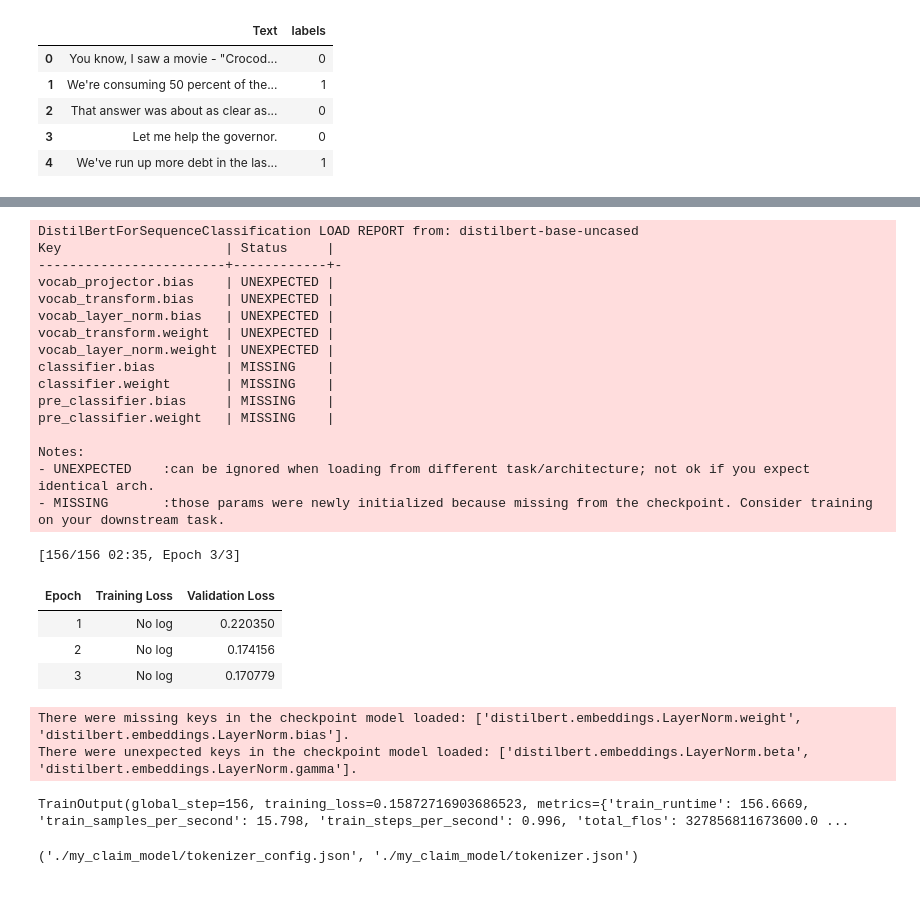
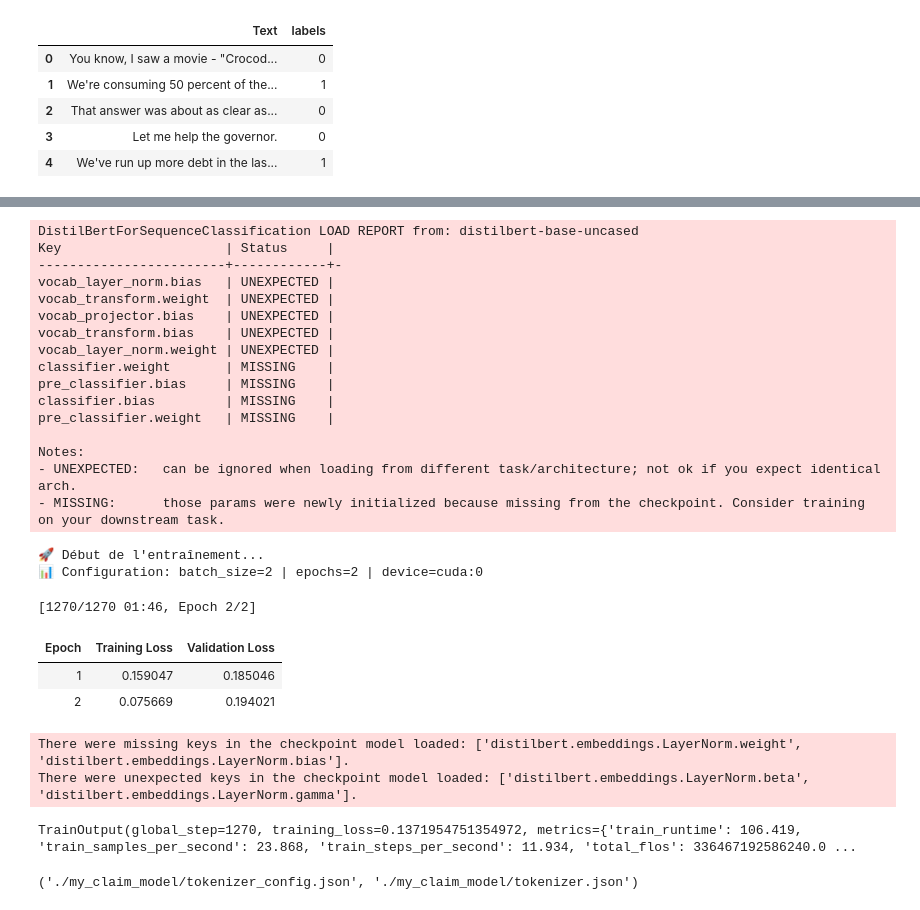
Before and after one commit to NtoDeath/Detection_fake_news, a Jupyter notebook: knowledge_branch/knowledge_based_tests.ipynb, the cells around one changed output, grey strips where cells are left out. Cells and saved outputs as stored; diff of their text form; code cells hidden in the pictures.

```diff
--- a/knowledge_branch/knowledge_based_tests.ipynb
+++ b/knowledge_branch/knowledge_based_tests.ipynb
@@ -252,0 +176,12 @@ dataset.head()
+# %%
+from sklearn.utils import resample
+
+df_majority = dataset[dataset['labels'] ==0]
+df_minority = dataset[dataset['labels'] ==1]
+
+df_minority_upsampled = resample(df_minority,
+                                 replace=True,
+                                 n_samples=len(df_majority),
+                                 random_state=42)
+
+dataset = pd.concat([df_majority, df_minority_upsampled])
@@ -253,8 +247,9 @@ dataset.head()
 # %%
 from datasets import Dataset, DatasetDict
 
+dataset = dataset[['Text', 'labels']].rename(columns={'labels': 'label'})
 # On transforme le DataFrame en Dataset Hugging Face
-hg_dataset = Dataset.from_pandas(dataset[['Text', 'labels']])
+hg_dataset = Dataset.from_pandas(dataset[['Text', 'label']])
 
 # on divise notre dataset en train/test
 
@@ -274,51 +269,59 @@ tokenized_datasets = split_dataset.map(tokenize_function, batched=True)
 
 model = AutoModelForSequenceClassification.from_pretrained(model_checkpoint, num_labels=2)
 
+# 🔧 OPTIMISÉ POUR RTX 4060 (8GB VRAM) - Batch size minimal
 training_args = TrainingArguments(
     output_dir="./results",
     eval_strategy="epoch",
     learning_rate=2e-5,
-    per_device_train_batch_size=16,
-    num_train_epochs=3,
+    per_device_train_batch_size=2,   # Minimal pour éviter OOM
+    per_device_eval_batch_size=2,    # Petit batch pour eval
+    num_train_epochs=2,              # 2 epochs
     weight_decay=0.01,
     save_strategy="epoch",
-    load_best_model_at_end=True
+    load_best_model_at_end=True,
+    logging_steps=50,
+    seed=42,
+    warmup_steps=0,
 )
 
 trainer = Trainer(
     model=model,
     args=training_args,
     train_dataset=tokenized_datasets["train"],
     eval_dataset=tokenized_datasets["test"],
 )
 
 # Lancer l'entraînement
+print("🚀 Début de l'entraînement...")
+print(f"📊 Configuration: batch_size=2 | epochs=2 | device={trainer.args.device}")
 trainer.train()
 # %% [output]
 DistilBertForSequenceClassification LOAD REPORT from: distilbert-base-uncased
 Key                     | Status     |
 ------------------------+------------+-
+vocab_layer_norm.bias   | UNEXPECTED |
+vocab_transform.weight  | UNEXPECTED |
 vocab_projector.bias    | UNEXPECTED |
 vocab_transform.bias    | UNEXPECTED |
-vocab_layer_norm.bias   | UNEXPECTED |
-vocab_transform.weight  | UNEXPECTED |
 vocab_layer_norm.weight | UNEXPECTED |
-classifier.bias         | MISSING    |
 classifier.weight       | MISSING    |
 pre_classifier.bias     | MISSING    |
+classifier.bias         | MISSING    |
 pre_classifier.weight   | MISSING    |
 
 Notes:
-- UNEXPECTED    :can be ignored when loading from different task/architecture; not ok if you expect identical arch.
-- MISSING       :those params were newly initialized because missing from the checkpoint. Consider training on your downstream task.
+- UNEXPECTED:   can be ignored when loading from different task/architecture; not ok if you expect identical arch.
+- MISSING:      those params were newly initialized because missing from the checkpoint. Consider training on your downstream task.
-[156/156 02:35, Epoch 3/3]
+🚀 Début de l'entraînement...
+📊 Configuration: batch_size=2 | epochs=2 | device=cuda:0
+[1270/1270 01:46, Epoch 2/2]
 | Epoch | Training Loss | Validation Loss |
-| 1 | No log | 0.220350 |
-| 2 | No log | 0.174156 |
-| 3 | No log | 0.170779 |
+| 1 | 0.159047 | 0.185046 |
+| 2 | 0.075669 | 0.194021 |
-There were missing keys in the checkpoint model loaded: ['distilbert.embeddings.LayerNorm.weight', 'distilbert.embeddings.LayerNorm.bias'].
-There were unexpected keys in the checkpoint model loaded: ['distilbert.embeddings.LayerNorm.beta', 'distilbert.embeddings.LayerNorm.gamma'].
-TrainOutput(global_step=156, training_loss=0.15872716903686523, metrics={'train_runtime': 156.6669, 'train_samples_per_second': 15.798, 'train_steps_per_second': 0.996, 'total_flos': 327856811673600.0 ...
+There were missing keys in the checkpoint model loaded: ['distilbert.embeddings.LayerNorm.weight', 'distilbert.embeddings.LayerNorm.bias'].
+There were unexpected keys in the checkpoint model loaded: ['distilbert.embeddings.LayerNorm.beta', 'distilbert.embeddings.LayerNorm.gamma'].
+TrainOutput(global_step=1270, training_loss=0.1371954751354972, metrics={'train_runtime': 106.419, 'train_samples_per_second': 23.868, 'train_steps_per_second': 11.934, 'total_flos': 336467192586240.0 ...
 # %%
 trainer.save_model("./my_claim_model")
 tokenizer.save_pretrained("./my_claim_model")
```
Also changed, not shown: parts of 44 cells of this notebook, 9 other files.
